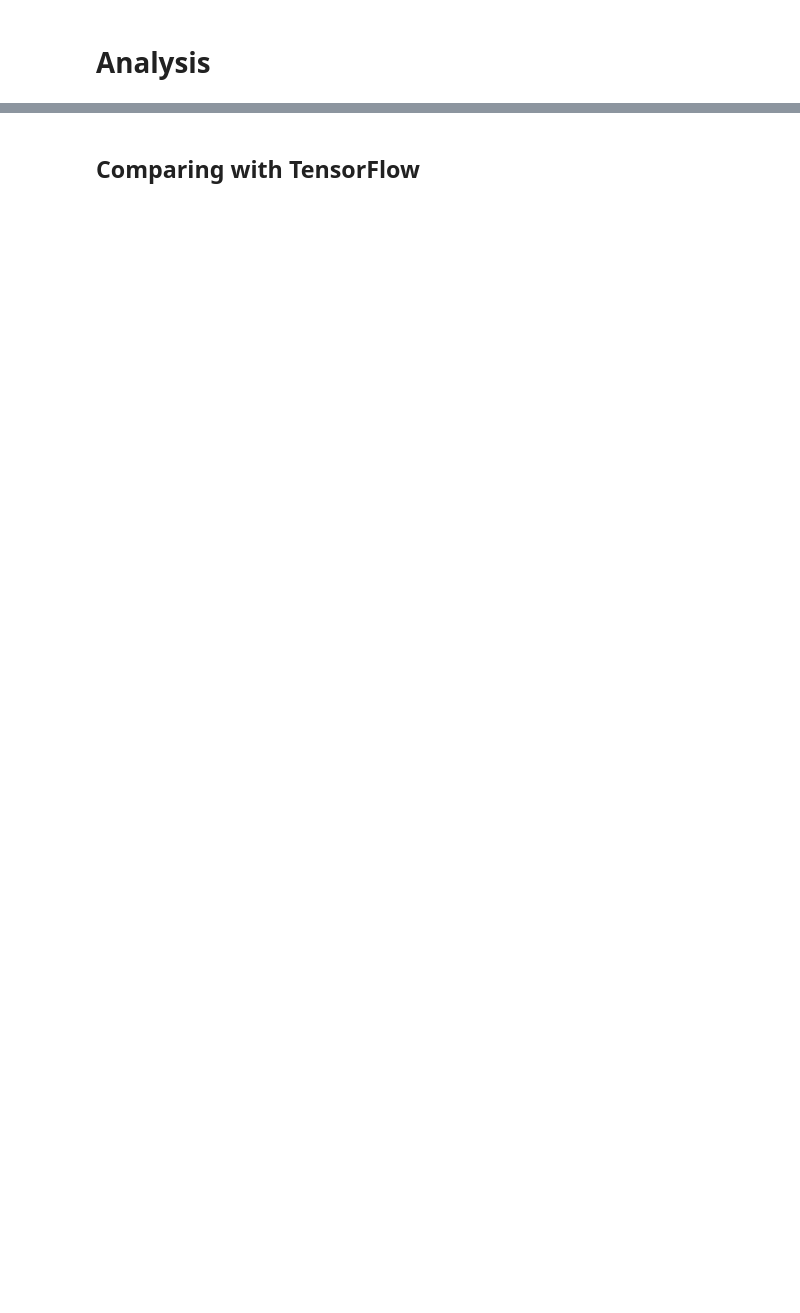
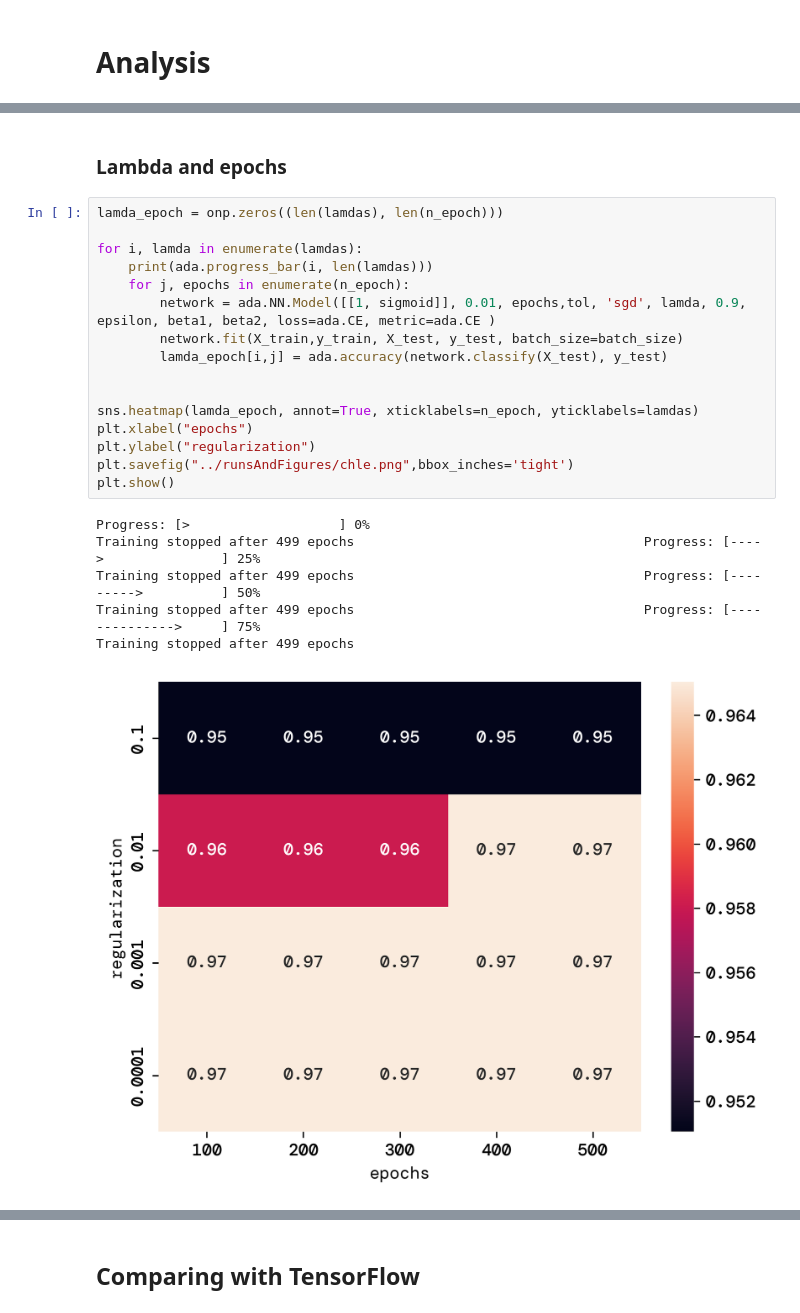
Before and after one commit to bragewiseth/MachineLearningProjects, a Jupyter notebook: project2/src/classification.ipynb, the cells around one changed output, grey strips where cells are left out. Saved outputs shown, nothing was run; the diff lists cells and outputs as text; blank space fills up the shorter version.

```diff
--- a/project2/src/classification.ipynb
+++ b/project2/src/classification.ipynb
@@ -126,0 +140,25 @@ TypeError: show() got an unexpected keyword argument 'dpi'
+# %% [markdown]
+### Lambda and epochs
+# %%
+lamda_epoch = onp.zeros((len(lamdas), len(n_epoch)))
+
+for i, lamda in enumerate(lamdas):
+    print(ada.progress_bar(i, len(lamdas)))
+    for j, epochs in enumerate(n_epoch):
+        network = ada.NN.Model([[1, sigmoid]], 0.01, epochs,tol, 'sgd', lamda, 0.9, epsilon, beta1, beta2, loss=ada.CE, metric=ada.CE )
+        network.fit(X_train,y_train, X_test, y_test, batch_size=batch_size)
+        lamda_epoch[i,j] = ada.accuracy(network.classify(X_test), y_test)
+
+
+sns.heatmap(lamda_epoch, annot=True, xticklabels=n_epoch, yticklabels=lamdas)
+plt.xlabel("epochs")
+plt.ylabel("regularization")
+plt.savefig("../runsAndFigures/chle.png",bbox_inches='tight')
+plt.show()
+# %% [output]
+Progress: [>                   ] 0%
+Training stopped after 499 epochs                                     Progress: [---->               ] 25%
+Training stopped after 499 epochs                                     Progress: [--------->          ] 50%
+Training stopped after 499 epochs                                     Progress: [-------------->     ] 75%
+Training stopped after 499 epochs
+[figure, added]
```
Also changed, not shown: parts of 11 cells of this notebook, 19 other files.
